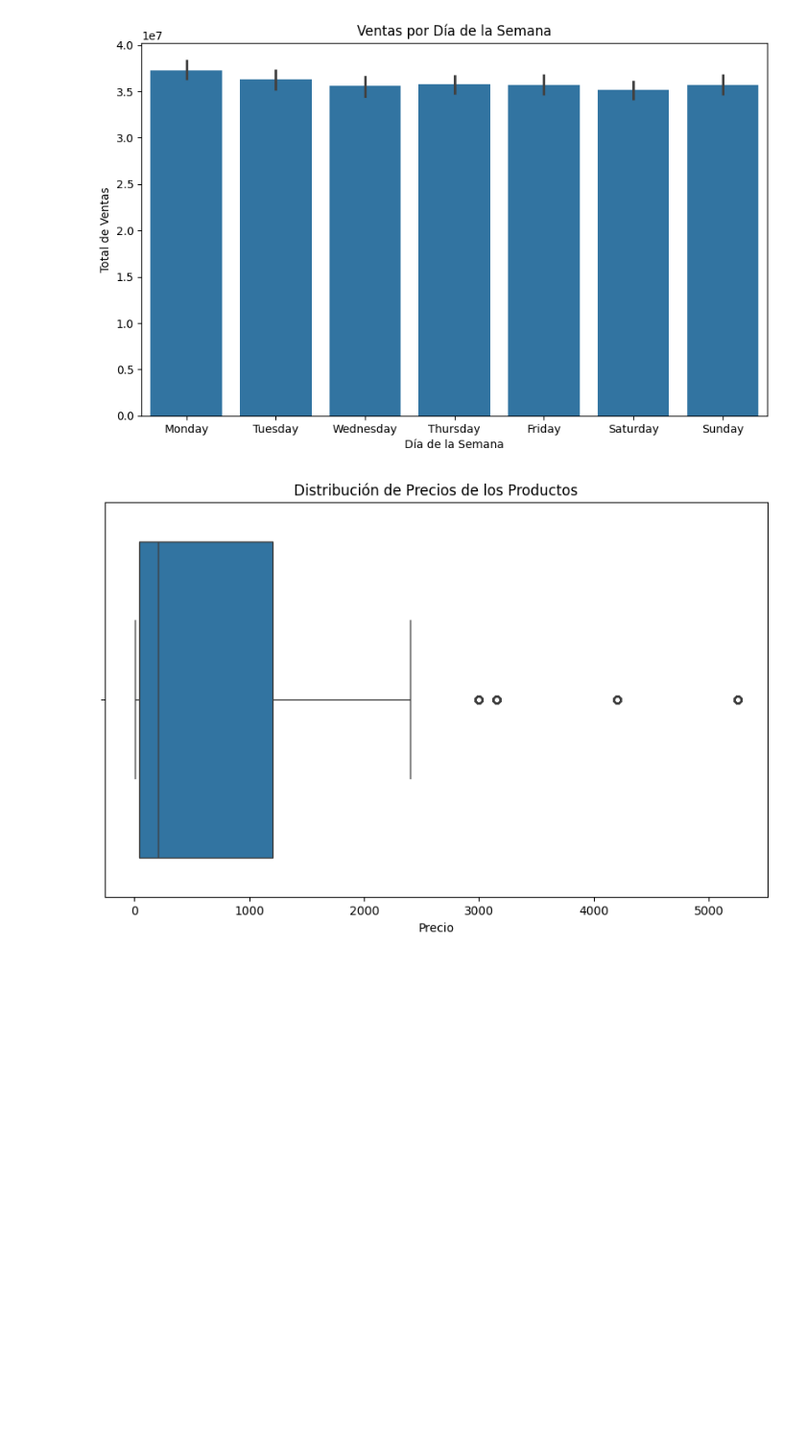
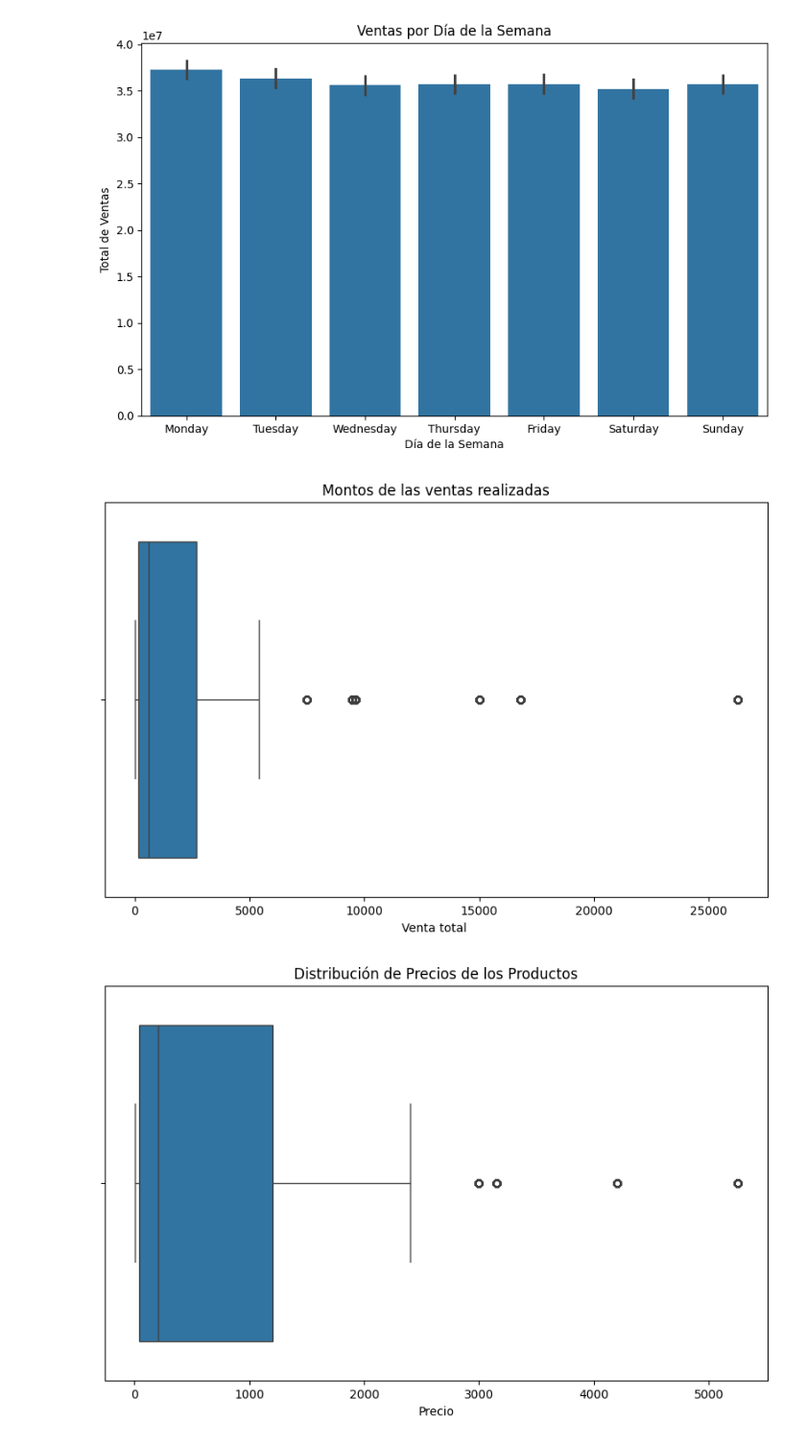
Before and after one commit to Diego-Tolosa/Proyecto-1-IntroCienDatos, a Jupyter notebook: Proyecto.ipynb, the cells around one changed output. Shown at 96% size. Saved outputs shown, nothing was run; the diff lists cells and outputs as text; code cells hidden in the pictures; blank space fills up the shorter version.

```diff
--- a/Proyecto.ipynb
+++ b/Proyecto.ipynb
@@ -257,7 +257,7 @@ ORDER BY
 #### .Usaremos SQLAlchemy para conectarnos a la base de datos y cargar los datos en un DataFrame de Pandas
 # %%
 # Configurar la conexión a PostgreSQL
-engine = create_engine("postgresql://postgres:admin@localhost:5432/Prueba")
+engine = create_engine("postgresql://postgres:postgres@localhost:5432/postgres")
 
 # Cargar los datos de la tabla sales
 query = "SELECT * FROM sales;"
@@ -464,6 +465,15 @@ plt.ylabel('Total de Ventas')
 plt.show()
 # %% [output]
 [figure]
+# %%
+# Gráfico 10: Visualizacion de los montos de las compras hechas
+plt.figure(figsize=(10, 6))
+sns.boxplot(x='total_sales', data=sales_df)
+plt.title('Montos de las ventas realizadas')
+plt.xlabel('Venta total ')
+plt.show()
+# %% [output]
+[figure, added]
 # %%
 # Gráfico 10: Distribución de precios de los productos
 plt.figure(figsize=(10, 6))
```
Also changed, not shown: parts of 5 cells of this notebook.
